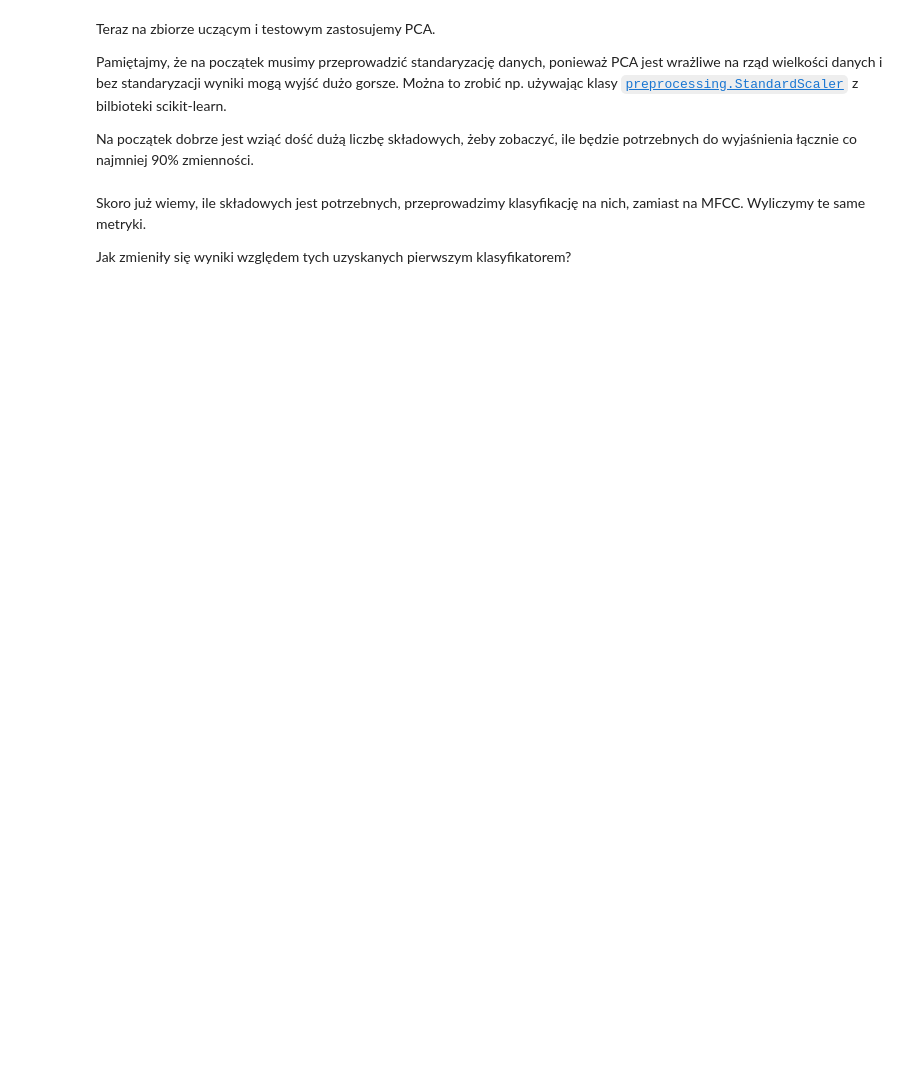
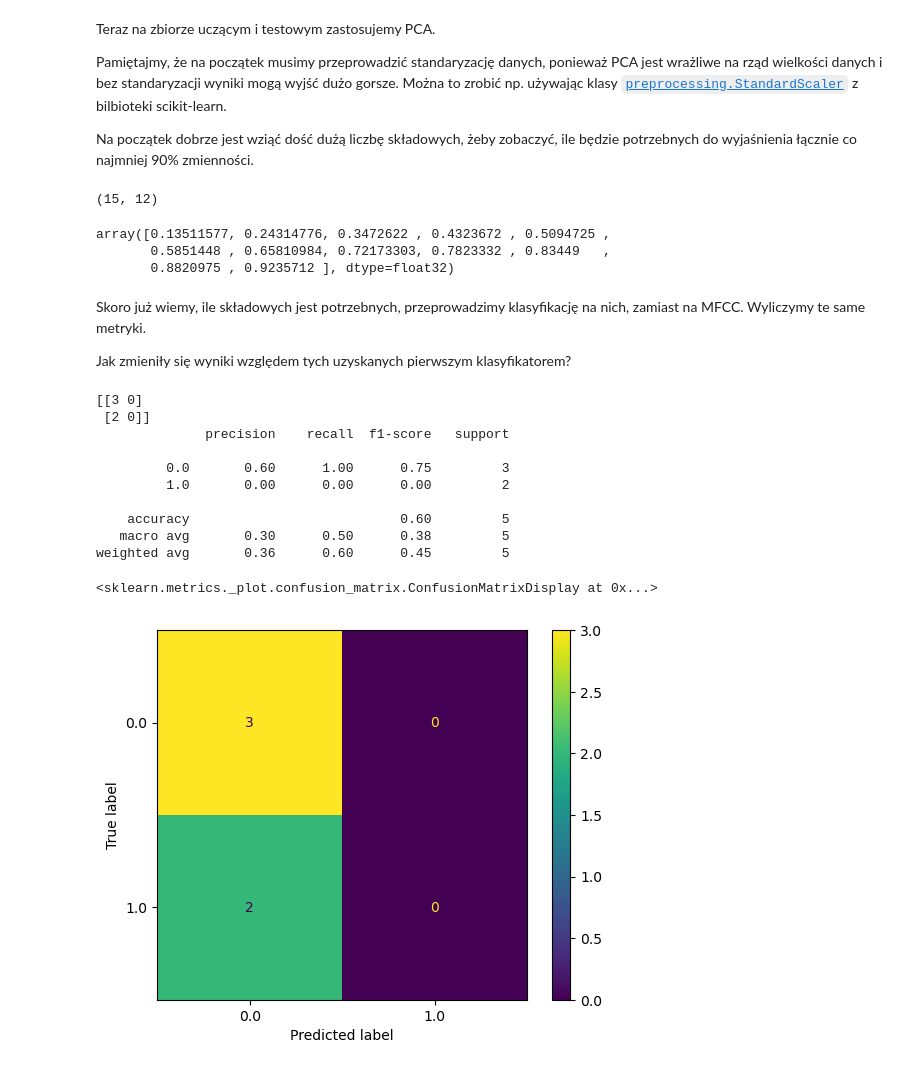
Before and after one commit to matgaj/pum2025, a Jupyter notebook: Lab4/Lab4_zad1_PCA.ipynb, the cells around one changed output. Drawn from its saved outputs; the diff is of its cells as text; code cells hidden in the pictures; blank space fills up the shorter version.

```diff
--- a/Lab4/Lab4_zad1_PCA.ipynb
+++ b/Lab4/Lab4_zad1_PCA.ipynb
@@ -69,7 +114,41 @@ Teraz na zbiorze uczącym i testowym zastosujemy PCA.
 Pamiętajmy, że na początek musimy przeprowadzić standaryzację danych, ponieważ PCA jest wrażliwe na rząd wielkości danych i bez standaryzacji wyniki mogą wyjść dużo gorsze. Można to zrobić np. używając klasy [`preprocessing.StandardScaler`](https://scikit-learn.org/stable/modules/generated/sklearn.preprocessing.StandardScaler.html#sklearn.preprocessing.StandardScaler) z bilbioteki scikit-learn.
 
 Na początek dobrze jest wziąć dość dużą liczbę składowych, żeby zobaczyć, ile będzie potrzebnych do wyjaśnienia łącznie co najmniej 90% zmienności.
+# %%
+scaler = StandardScaler()
+X_train_std = scaler.fit_transform(X_train)
+X_test_std = scaler.transform(X_test)
+# %%
+pca = PCA(n_components=0.90)
+pca.fit(X_train_std)
+pca_comps_train = pca.transform(X_train_std)
+pca_comps_test = pca.transform(X_test_std)
+print(pca_comps_train.shape)
+# %% [output]
+(15, 12)
+# %%
+np.cumsum(pca.explained_variance_ratio_)
+# %% [output]
+array([0.13511577, 0.24314776, 0.3472622 , 0.4323672 , 0.5094725 ,
+       0.5851448 , 0.65810984, 0.72173303, 0.7823332 , 0.83449   ,
+       0.8820975 , 0.9235712 ], dtype=float32)
 # %% [markdown]
 Skoro już wiemy, ile składowych jest potrzebnych, przeprowadzimy klasyfikację na nich, zamiast na MFCC. Wyliczymy te same metryki.
 
 Jak zmieniły się wyniki względem tych uzyskanych pierwszym klasyfikatorem?
+# %%
+preds = knn_classification(pca_comps_train, y_train, pca_comps_test, y_test)
+ConfusionMatrixDisplay.from_predictions(y_test, preds)
+# %% [output]
+[[3 0]
+ [2 0]]
+              precision    recall  f1-score   support
+
+         0.0       0.60      1.00      0.75         3
+         1.0       0.00      0.00      0.00         2
+
+    accuracy                           0.60         5
+   macro avg       0.30      0.50      0.38         5
+weighted avg       0.36      0.60      0.45         5
+<sklearn.metrics._plot.confusion_matrix.ConfusionMatrixDisplay at 0x...>
+[figure, added]
```
Also changed, not shown: parts of 5 cells of this notebook, 3 other files.
